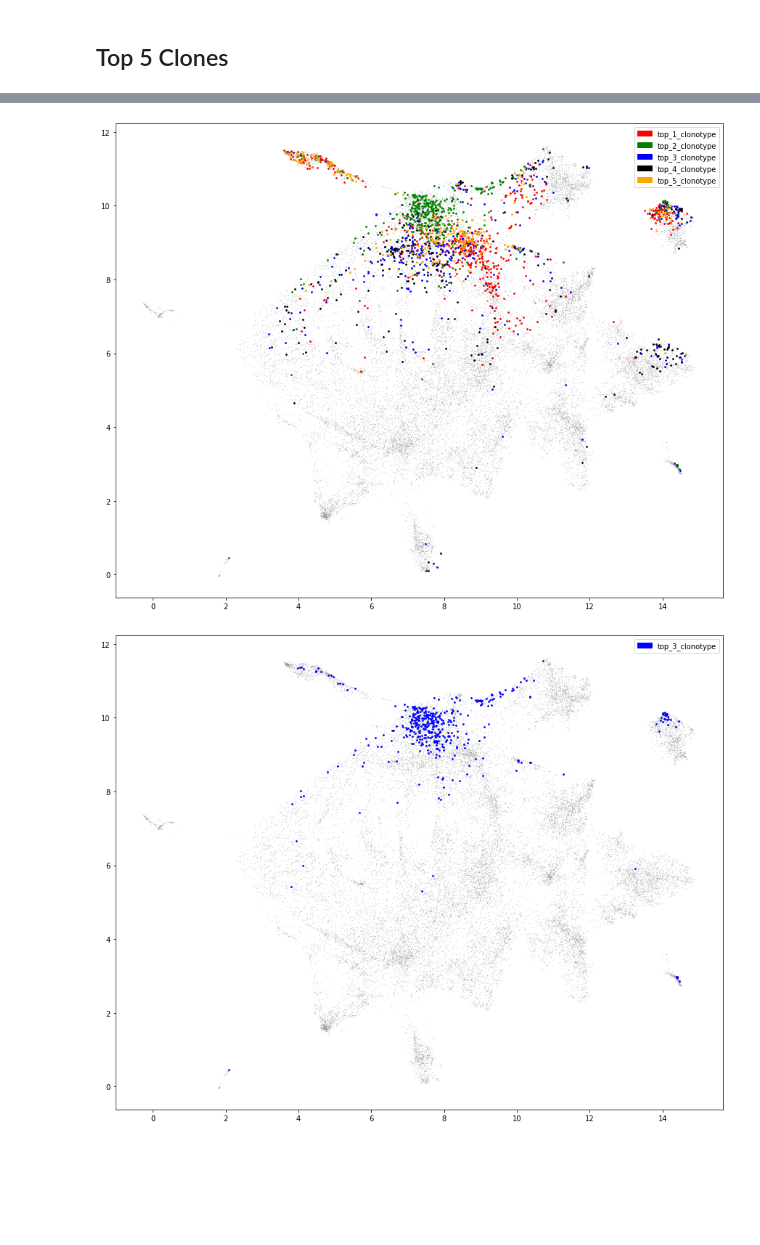
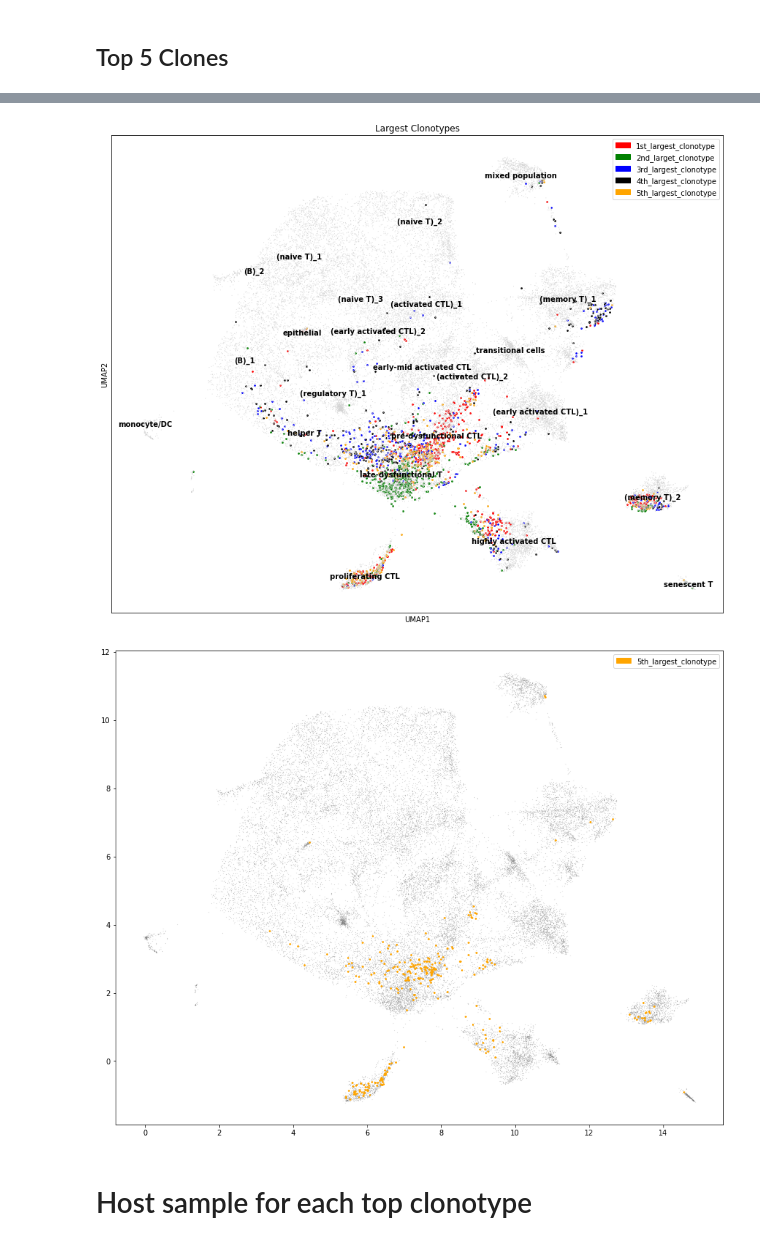
Before and after one commit to duke-chsi-informatics/iyer_tumor, a Jupyter notebook: part7_TCR_Clonotypes.ipynb, the cells around one changed output, grey strips where cells are left out. Drawn from its saved outputs; the diff is of its cells as text; code cells hidden in the pictures; blank space fills up the shorter version.

```diff
--- a/part7_TCR_Clonotypes.ipynb
+++ b/part7_TCR_Clonotypes.ipynb
@@ -25,3 +31,4 @@ combined = sc.read('/scratch/batch_corrected_umap.h5ad')
 # %%
+combined = sc.read('/scratch/annotated_umap.h5ad')
 # We only select the cells that have TCR data
-combined = combined[combined.obs['has_tcr']=='True']
+combined = combined[combined.obs['has_ir']=='True']
@@ -142,7 +146,7 @@ plt.show()
 ## Top 5 Clones
 # %%
 # the number of top clonotypes we are interested in
-n = 5
+n = 15
 # extract the clonotype indeces of the top clonotypes
 top_n_clonotypes = list(combined.obs['clonotype'].value_counts().index[:n])
 # an argument to put in for the 'groups=' in sc.pl.umap, which would be the name label for the clonotypes in the umap plot
@@ -187,17 +172,25 @@ This slicing behavior will be removed in anndata 0.8.
 # %%
 # legend_colors
-color = ['red','green','blue','black','orange']
+color = ['red','green','blue','black','orange','purple','cyan','pink','brown','olive','yellow','khaki','lightgreen','crimson',
+         'teal']
 # texts to put for the legend
-texts = ['top_'+str(i+1)+'_clonotype' for i in range(n)]
+texts = ['1st_largest_clonotype','2nd_larget_clonotype','3rd_largest_clonotype']+[str(i+1)+'th_largest_clonotype' for i in range(3,n)]
 # customized patch shown in legend instead of just a dot which is barely seeable
 patches = [ mpatches.Patch(color=color[i], label="{:s}".format(texts[i]) ) for i in range(len(texts)) ]
 
 fig, ax = plt.subplots(figsize=(15,12))
-ax.scatter(all_cells_umap_x,all_cells_umap_y,0.01,color='grey')
-for i in range(n):
+## obtain UMAP coordinates for all cells (obsolete since we will use sc.pl.umap to also superimpose cluster annotation)
+all_cells_umap_x = list(coor[0] for coor in combined.obsm['X_umap'])
+all_cells_umap_y = list(coor[1] for coor in combined.obsm['X_umap'])
+#ax.scatter(all_cells_umap_x,all_cells_umap_y,0.01,color='grey')
+
+# the number of top clones to plot out
+top_n_to_plot = 5
+for i in range(top_n_to_plot):
     ax.scatter(top_clonotype_cell_coor['top_'+str(i+1)+'_clonotype'][0],
                top_clonotype_cell_coor['top_'+str(i+1)+'_clonotype'][1],3,color=color[i],
                label=str(i)+'_biggest__clonotype')
-plt.legend(handles = patches) # use the customized patch legends
+plt.legend(handles = patches[:top_n_to_plot]) # use the customized patch legends
+sc.pl.umap(combined,color=['leiden'],legend_loc='on data',palette=['lightgrey'],ax=ax,title='Largest Clonotypes')
 plt.show()
 # %% [output]
@@ -204,13 +198,15 @@ plt.show()
-[figure, old version]
+[figure, new version]
 # %%
-# i = 1-5 the top clonotype of interest
-i = 2
+# i = 0,1,...,n-1 the top n clonotypes of interest
+i = 4
 fig, ax = plt.subplots(figsize=(15,12))
 ax.scatter(all_cells_umap_x, all_cells_umap_y,0.01,color='grey')
-ax.scatter(top_clonotype_cell_coor['top_'+str(i)+'_clonotype'][0],
-           top_clonotype_cell_coor['top_'+str(i)+'_clonotype'][1],3,color=color[i],
+ax.scatter(top_clonotype_cell_coor['top_'+str(i+1)+'_clonotype'][0],
+           top_clonotype_cell_coor['top_'+str(i+1)+'_clonotype'][1],3,color=color[i],
            label=str(i)+'_biggest__clonotype')
 plt.legend(handles=[patches[i]])
 plt.show()
 # %% [output]
-[figure, old version]
+[figure, new version]
+# %% [markdown]
+# Host sample for each top clonotype
```
Also changed, not shown: parts of 27 cells of this notebook, 5 other files.
